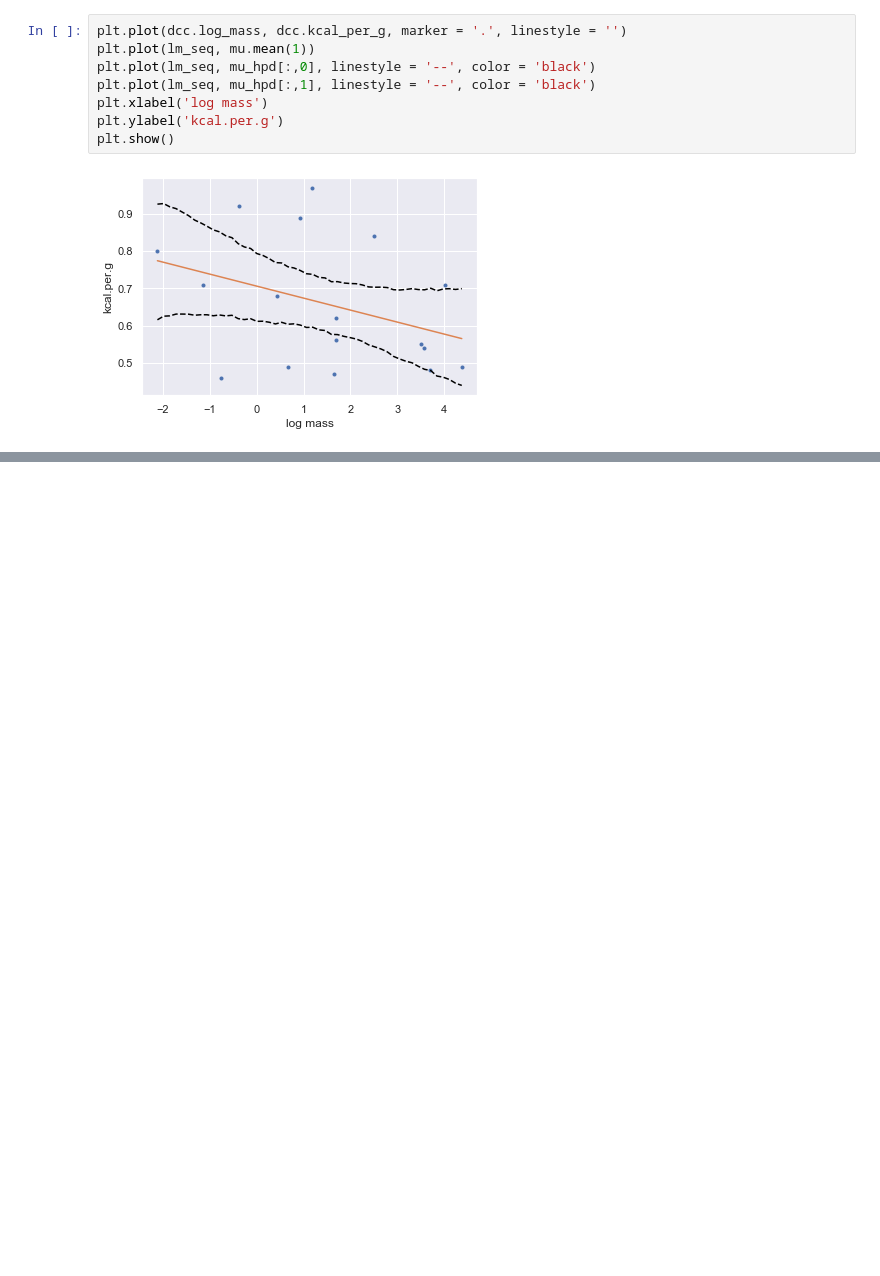
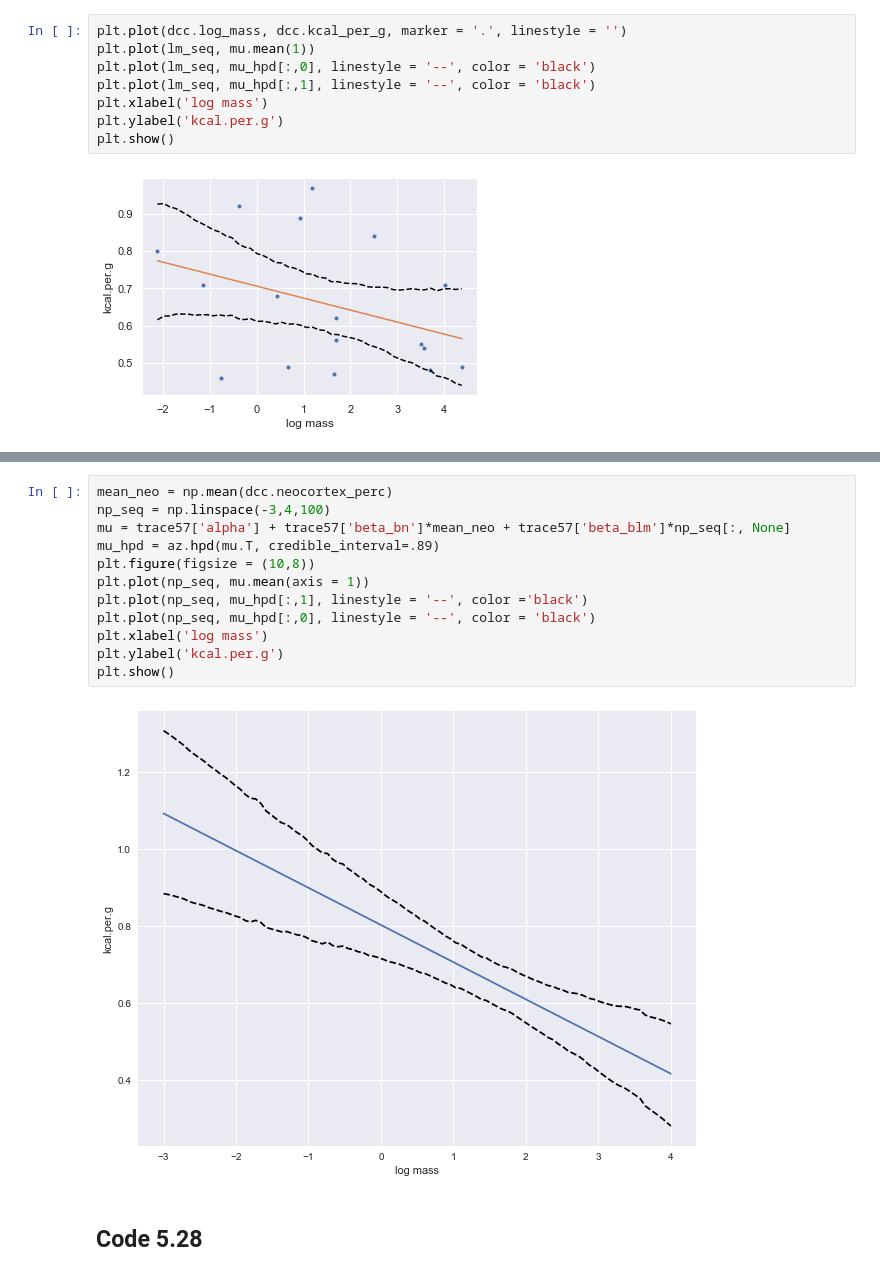
Before and after one commit to jkelley7/stat_rethinking, a Jupyter notebook: Chapter_5.ipynb, the cells around one changed output, grey strips where cells are left out. Cells and saved outputs as stored; diff of their text form; blank space fills up the shorter version.

```diff
--- a/Chapter_5.ipynb
+++ b/Chapter_5.ipynb
@@ -493,0 +538,16 @@ plt.show()
+# %%
+mean_neo = np.mean(dcc.neocortex_perc)
+np_seq = np.linspace(-3,4,100)
+mu = trace57['alpha'] + trace57['beta_bn']*mean_neo + trace57['beta_blm']*np_seq[:, None]
+mu_hpd = az.hpd(mu.T, credible_interval=.89)
+plt.figure(figsize = (10,8))
+plt.plot(np_seq, mu.mean(axis = 1))
+plt.plot(np_seq, mu_hpd[:,1], linestyle = '--', color ='black')
+plt.plot(np_seq, mu_hpd[:,0], linestyle = '--', color = 'black')
+plt.xlabel('log mass')
+plt.ylabel('kcal.per.g')
+plt.show()
+# %% [output]
+[figure, added]
+# %% [markdown]
+## Code 5.28
```
Also changed, not shown: parts of 9 cells of this notebook.
